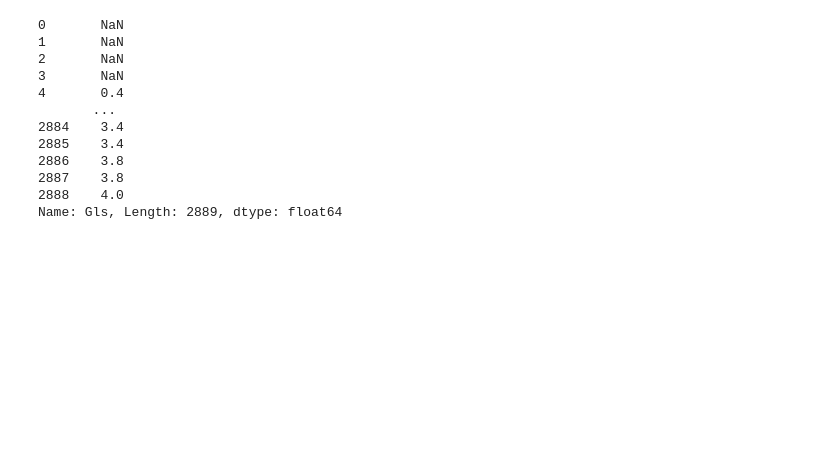
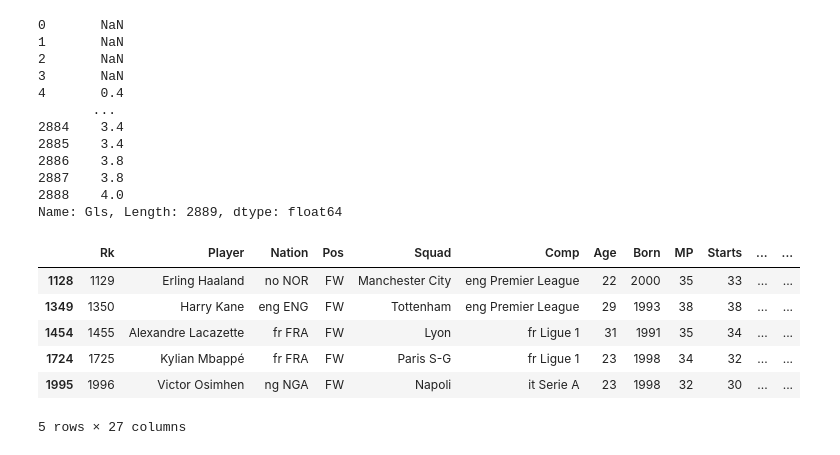
Before and after one commit to pawan-rai02/Football-Analytics, a Jupyter notebook: 06-data-analysis/02-statistics.ipynb, the cells around one changed output. Saved outputs shown, nothing was run; the diff lists cells and outputs as text; code cells hidden in the pictures; blank space fills up the shorter version.

```diff
--- a/06-data-analysis/02-statistics.ipynb
+++ b/06-data-analysis/02-statistics.ipynb
@@ -39,3 +39,13 @@ df['Gls'].rolling(window= 5).mean()
 2887    3.8
 2888    4.0
 Name: Gls, Length: 2889, dtype: float64
+# %%
+df[df['Gls'] > 25]
+# %% [output]
+|  | Rk | Player | Nation | Pos | Squad | Comp | Age | Born | MP | Starts | ... | ... |
+| 1128 | 1129 | Erling Haaland | no NOR | FW | Manchester City | eng Premier League | 22 | 2000 | 35 | 33 | ... | ... |
+| 1349 | 1350 | Harry Kane | eng ENG | FW | Tottenham | eng Premier League | 29 | 1993 | 38 | 38 | ... | ... |
+| 1454 | 1455 | Alexandre Lacazette | fr FRA | FW | Lyon | fr Ligue 1 | 31 | 1991 | 35 | 34 | ... | ... |
+| 1724 | 1725 | Kylian Mbappé | fr FRA | FW | Paris S-G | fr Ligue 1 | 23 | 1998 | 34 | 32 | ... | ... |
+| 1995 | 1996 | Victor Osimhen | ng NGA | FW | Napoli | it Serie A | 23 | 1998 | 32 | 30 | ... | ... |
+5 rows × 27 columns
```
Also changed, not shown: parts of 2 cells of this notebook, 4 other files.
